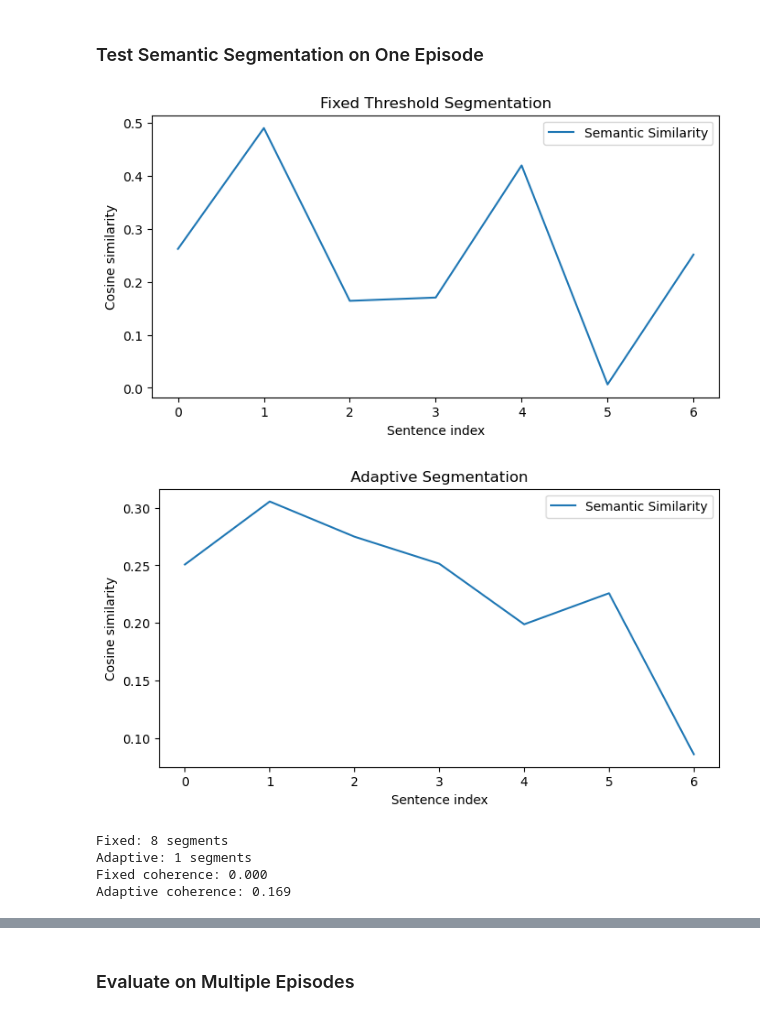
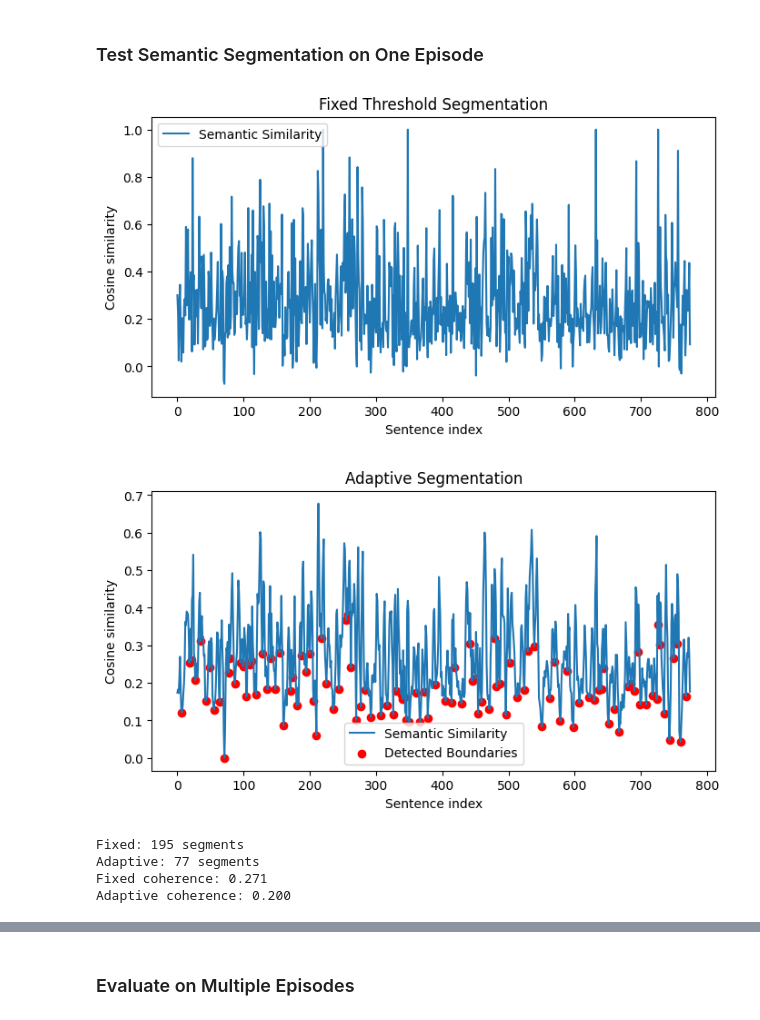
Before and after one commit to au-nlp/project-milestone-p2-group-10, a Jupyter notebook: main.ipynb, the cells around one changed output, grey strips where cells are left out. Drawn from its saved outputs; the diff is of its cells as text; code cells hidden in the pictures.

```diff
--- a/main.ipynb
+++ b/main.ipynb
@@ -40,6 +40,8 @@ import plotly.graph_objects as go
 #### Load sample subset of the SPoRC dataset
 # %%
 # Path to your sample file
-file_path = r"C:\Users\naja\SynologyDrive\01 Skole\03 AU\7. Semester\Natural Language Processing\Project\episodeLevelDataSample.jsonl"
-dataset_sample = pd.read_json(file_path, lines=True) # Reads JSONL line by line
+file_path_episode = r"C:\Users\Sadik\Desktop\NLP Project\episodeLevelDataSample.jsonl"
+file_path_spkr = r"C:\Users\Sadik\Desktop\NLP Project\speakerTurnDataSample.jsonl"
+dataset_sample = pd.read_json(file_path_episode, lines=True) # Reads JSONL line by line
+spkr_data = pd.read_json(file_path_spkr, lines=True)
 # %%
@@ -57,6 +63,10 @@ Columns:
 # %% [markdown]
 #### Preview first transcript
 # %%
-episode = dataset_sample.iloc[0]["transcript"] # the first episodes transcript
-print(f"Transcript sample: {episode[:500]}...") # preview the first 500 chars
+episode = dataset_sample.iloc[5]["transcript"] # the first episodes transcript
+# print(f"Transcript sample: {episode[:500]}...") # preview the first 500 chars
+len(episode)
+
+# description = dataset_sample.iloc[0]['epDescription']
+# description
 # %% [output]
@@ -64,14 +74,16 @@ Transcript sample:  I'm Simon Shapiro and this is Sing Out Speak Out. Here I giv
 # %% [markdown]
 ### Semantic Segmentation Functions
 # %%
-model = SentenceTransformer("all-MiniLM-L6-v2")
+#model = SentenceTransformer("all-MiniLM-L6-v2")
+model = SentenceTransformer("all-mpnet-base-v2")
 # %%
-def segment_fixed_threshold(text, model, threshold=0.7):
+def segment_fixed_threshold(text, model, threshold=0.7, percentile_threshold=25):
     sents = sent_tokenize(text)
     if len(sents) < 2:
         return [text], []
     embs = model.encode(sents)
     sim = [cosine_similarity([embs[i]], [embs[i + 1]])[0][0] for i in range(len(embs) - 1)]
+    threshold = np.percentile(sim, percentile_threshold)    #a different approach
     breaks = [i + 1 for i, sc in enumerate(sim) if sc < threshold]
     idx = [0] + breaks + [len(sents)]
     segs = [" ".join(sents[idx[i]:idx[i + 1]]) for i in range(len(idx) - 1)]
@@ -120,21 +186,21 @@ def plot_similarity_curve(sim_scores, peaks=None, title="Similarity Curve"):
 # %% [markdown]
 ### Test Semantic Segmentation on One Episode
 # %%
-sample_text = dataset_sample.iloc[0]["transcript"]
+sample_text = episode
 
 segments_fixed, sim_fixed = segment_fixed_threshold(sample_text, model)
 segments_adapt, sim_adapt, peaks = segment_adaptive(sample_text, model)
 
 plot_similarity_curve(sim_fixed, title="Fixed Threshold Segmentation")
 plot_similarity_curve(sim_adapt, peaks, title="Adaptive Segmentation")
 
 print(f"Fixed: {len(segments_fixed)} segments \nAdaptive: {len(segments_adapt)} segments")
 print(f"Fixed coherence: {segment_coherence(segments_fixed, model):.3f}")
 print(f"Adaptive coherence: {segment_coherence(segments_adapt, model):.3f}")
 # %% [output]
-[figure, old version]
+[figure, new version]
-[figure, old version]
+[figure, new version]
-Fixed: 8 segments
-Adaptive: 1 segments
-Fixed coherence: 0.000
-Adaptive coherence: 0.169
+Fixed: 195 segments
+Adaptive: 77 segments
+Fixed coherence: 0.271
+Adaptive coherence: 0.200
```
Also changed, not shown: parts of 10 cells of this notebook.
